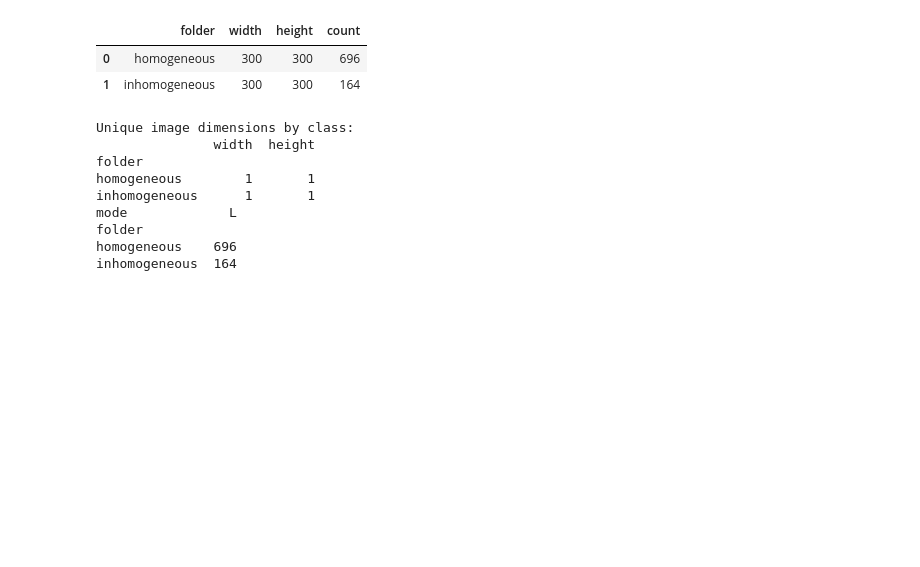
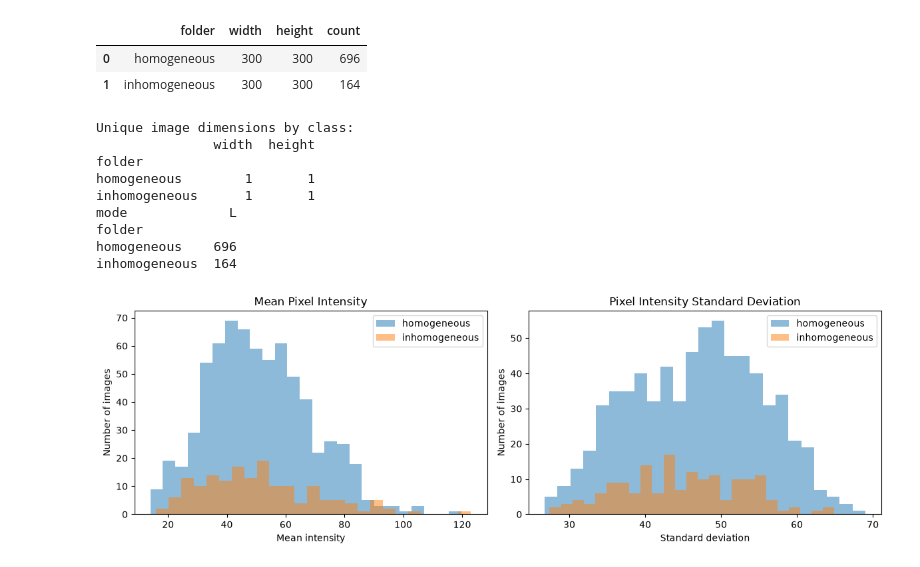
Before and after one commit to mweneh/testiculus-ultrasound-classification, a Jupyter notebook: notebooks/01_data_exploration.ipynb, the cells around one changed output. Drawn from its saved outputs; the diff is of its cells as text; code cells hidden in the pictures; blank space fills up the shorter version.

Commit message:
Compare intensity distributions

```diff
--- a/notebooks/01_data_exploration.ipynb
+++ b/notebooks/01_data_exploration.ipynb
@@ -234,3 +234,45 @@ mode             L
 folder
 homogeneous    696
 inhomogeneous  164
+# %%
+# Compare intensity distributions
+
+fig, axes = plt.subplots(
+    1, 2,
+    figsize=(12, 4)
+)
+
+for class_name in ["homogeneous", "inhomogeneous"]:
+
+    subset = classification_df[
+        classification_df["folder"] == class_name
+    ]
+
+    axes[0].hist(
+        subset["mean_intensity"],
+        bins=25,
+        alpha=0.5,
+        label=class_name
+    )
+
+    axes[1].hist(
+        subset["std_intensity"],
+        bins=25,
+        alpha=0.5,
+        label=class_name
+    )
+
+axes[0].set_title("Mean Pixel Intensity")
+axes[0].set_xlabel("Mean intensity")
+
+axes[1].set_title("Pixel Intensity Standard Deviation")
+axes[1].set_xlabel("Standard deviation")
+
+for ax in axes:
+    ax.set_ylabel("Number of images")
+    ax.legend()
+
+plt.tight_layout()
+plt.show()
+# %% [output]
+[figure, added]
```
